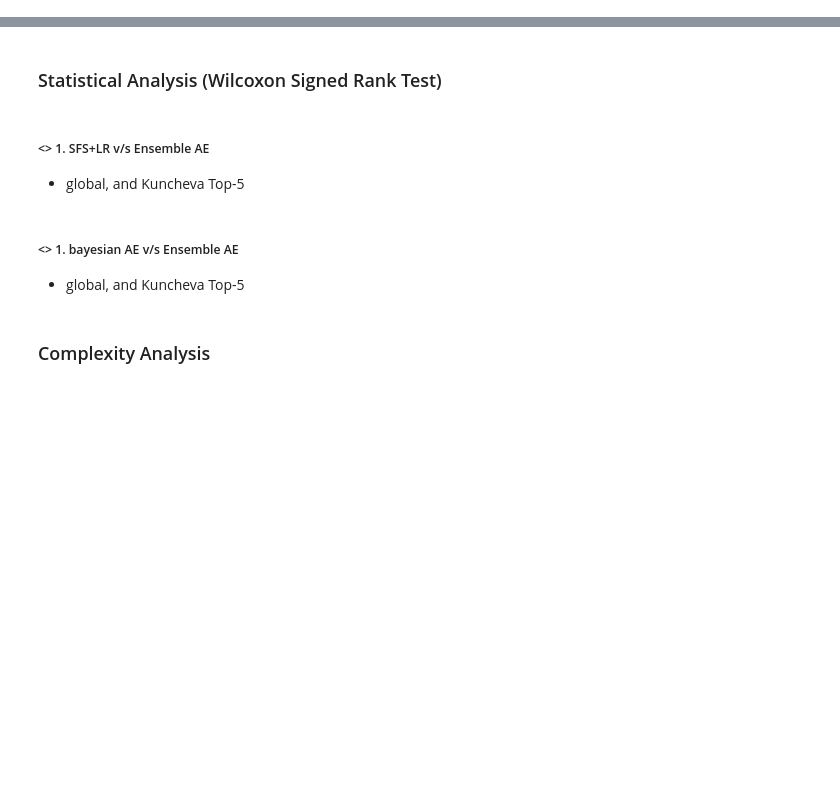
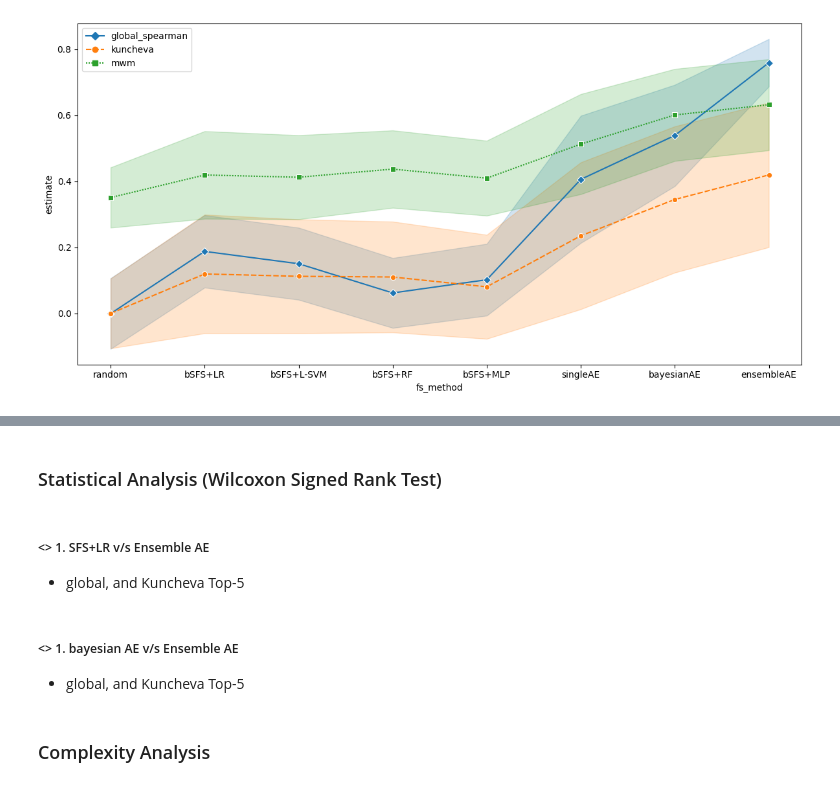
Before and after one commit to sithin-int/autoencoder, a Jupyter notebook: notebooks/stability_analysis.ipynb, the cells around one changed output, grey strips where cells are left out. Cells and saved outputs as stored; diff of their text form; code cells hidden in the pictures; blank space fills up the shorter version.

```diff
--- a/notebooks/stability_analysis.ipynb
+++ b/notebooks/stability_analysis.ipynb
@@ -122,7 +120,7 @@ label_mapping = {
 # Filter and map
 plot_data = stability_df[
     (stability_df.similarity_measure.isin(["global_spearman", "kuncheva", "mwm"])) &
-    (stability_df.top_k.isin(["NA", 5]))
+    (stability_df.top_k.isin(["NA", "5"]))
 ].copy()
 
 plot_data['fs_method'] = pd.Categorical(plot_data['fs_method'], categories=custom_order, ordered=True)
@@ -155,33 +153,35 @@ sns.lineplot(
     style_order=["global_spearman", "kuncheva", "mwm"]
 )
 
 # Horizontal line for random
 # plt.axhline(y=random_mean, color='blue', linestyle='--', label='random')
 
 # Draw horizontal lines for random for each similarity_measure
 # random_means = stability_df[
 #     (stability_df.top_k.isin(["NA",5])) &
 #     (stability_df.fs_method == "random") &
 #     (stability_df.similarity_measure.isin(["global_spearman", "kuncheva", "mwm"]))
 # ].groupby("similarity_measure")["estimate"].mean()
 
 # colors = {
 #     'kuncheva': 'blue',
 #     'mwm': 'orange',
 #     'global_spearman': 'green'
 # }
 
 # for measure, mean in random_means.items():
 #     plt.axhline(y=mean, linestyle='--', color=colors.get(measure, 'gray'), label=f'random ({measure})')
 
 
 # plt.xticks(rotation=45)
 plt.legend()
 plt.tight_layout()
 
 plt.savefig("stability_plot.tif", format="tiff", dpi=600)
 
 plt.show()
+# %% [output]
+[figure, added]
 # %%
 # Figure 2
 
```
Also changed, not shown: parts of 26 cells of this notebook, 22 other files.
